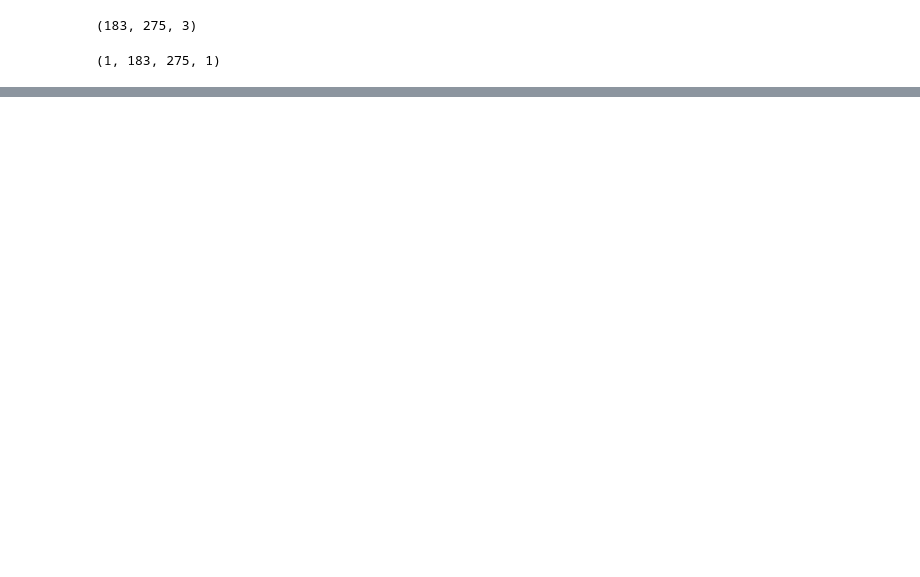
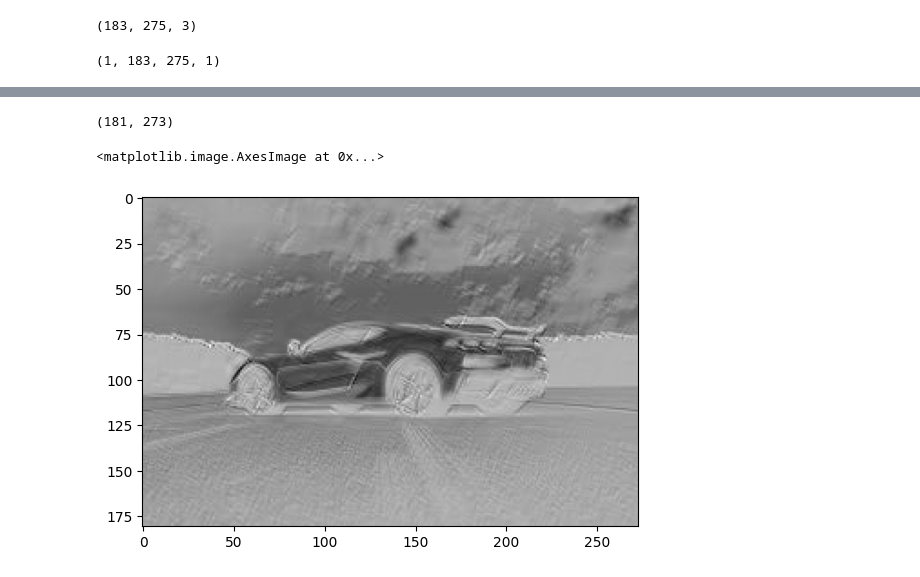
Before and after one commit to sarithamiryala/DeepLearning, a Jupyter notebook: POC_for_Convolution_and_Pooling.ipynb, the cells around one changed output, grey strips where cells are left out. Saved outputs shown, nothing was run; the diff lists cells and outputs as text; code cells hidden in the pictures; blank space fills up the shorter version.

```diff
--- a/POC_for_Convolution_and_Pooling.ipynb
+++ b/POC_for_Convolution_and_Pooling.ipynb
@@ -63,0 +121,9 @@ Model: "sequential_2"
+# %%
+
+CONV_LAYER = [tf.keras.layers.Conv2D(filters =1 ,
+                                    kernel_size=(3,3),
+                                    strides=(1,1),
+                                    input_shape= color_car.shape[1:])]
+
+conv_model = tf.keras.Sequential(CONV_LAYER)
+conv_model.summary()
@@ -63,0 +142,3 @@ Model: "sequential_2"
+# %%
+out = conv_model.predict(color_car)
+out.shape
@@ -63,0 +149,11 @@ Model: "sequential_2"
+# %%
+row, col = out.shape[1:-1]
+reshaped_out = out.reshape(row,col)
+reshaped_out.shape
+# %% [output]
+(181, 273)
+# %%
+plt.imshow(reshaped_out,cmap="gray")
+# %% [output]
+<matplotlib.image.AxesImage at 0x...>
+[figure, added]
```
Also changed, not shown: parts of 19 cells of this notebook.
